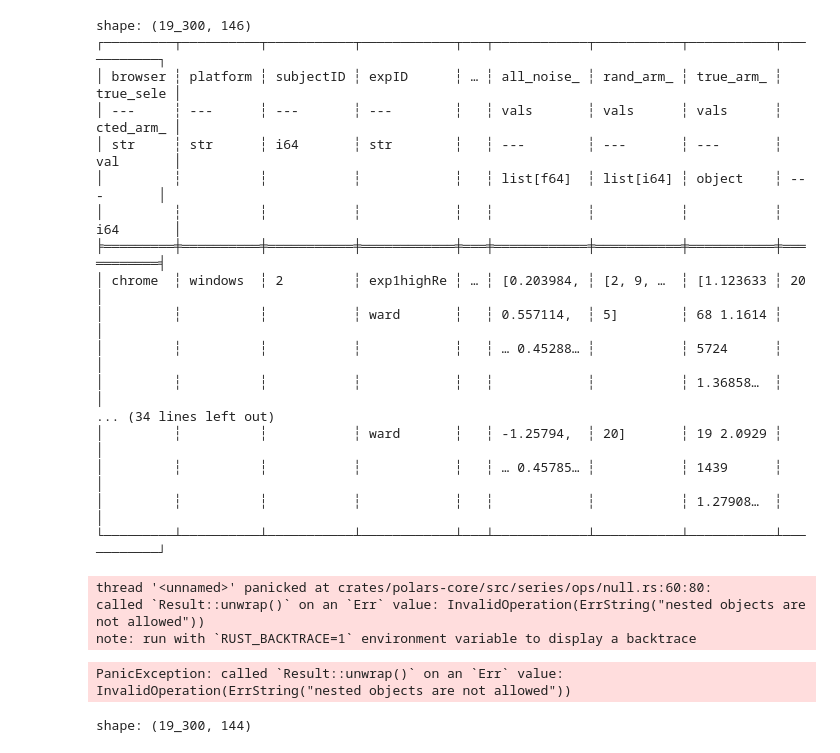
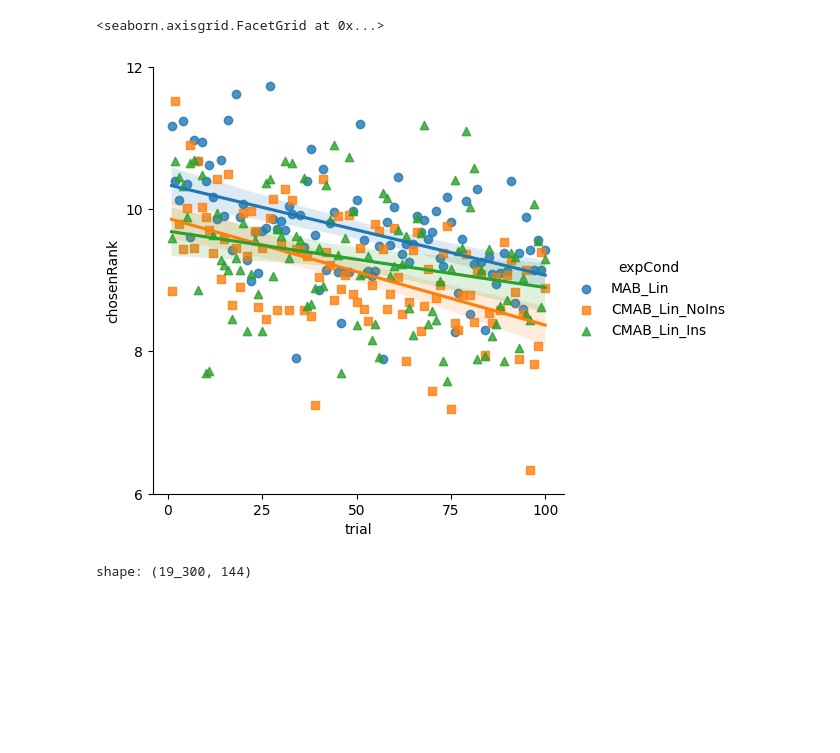
Before and after one commit to OsaRobots/lbd, a Jupyter notebook: src/data_exploration.ipynb, the cells around one changed output. Drawn from its saved outputs; the diff is of its cells as text; code cells hidden in the pictures; blank space fills up the shorter version.

Commit message:
pretty close to og figures:

```diff
--- a/src/data_exploration.ipynb
+++ b/src/data_exploration.ipynb
@@ -27,14 +27,14 @@ def processing(df: pl.DataFrame):
 
     match = cs.matches(r'^valArm(?:[1-9]|1[0-9]|20)$')
     noise_arm_match = cs.matches(r'^noiseArm(?:[1-9]|1[0-9]|20)$')
-    rand_arm_match = cs.matches(r'^randArm(?:[1-9]|1[0-9]|20)$')
+    # rand_arm_match = cs.matches(r'^randArm(?:[1-9]|1[0-9]|20)$')
 
     train_df = df.filter(pl.col('phase') == 'training')
 
     train_df = train_df.with_columns(
         all_arm_vals = pl.concat_list(match),
         all_noise_vals = pl.concat_list(noise_arm_match),
-        rand_arm_vals = pl.concat_list(rand_arm_match)
+        # rand_arm_vals = pl.concat_list(rand_arm_match)
     )
 
     train_df = train_df.with_columns(
@@ -47,35 +47,28 @@ def processing(df: pl.DataFrame):
     train_df = train_df.with_columns(
         true_arm_rankings = pl.col('true_arm_vals')
         .map_elements(
-            lambda x: x.rank(descending=True, method='min')
+            lambda x: x.rank(descending=True, method='min'),
+            return_dtype=pl.List(pl.Int8)
         )
     )
 
-    train_df = train_df.with_columns(
-        true_selected_arm_val = pl.struct('chosenArm', 'rand_arm_vals')
-        .map_batches(
-            lambda x: x.struct.field('rand_arm_vals').list.get(x.struct.field('chosenArm') - 1),
-        )
-    )
+    # train_df = train_df.with_columns(
+    #     true_selected_arm_val = pl.struct('chosenArm', 'rand_arm_vals')
+    #     .map_batches(
+    #         lambda x: x.struct.field('rand_arm_vals').list.get(x.struct.field('chosenArm') - 1),
+    #     )
+    # )
 
     train_df = train_df.with_columns(
-        chosenRank = pl.struct('true_arm_rankings', 'true_selected_arm_val')
+        chosenRank = pl.struct('true_arm_rankings', 'chosenArm')
         .map_batches(
-            lambda x: x.struct.field('true_arm_rankings').list.get(x.struct.field('true_selected_arm_val') - 1)
+            lambda x: x.struct.field('true_arm_rankings').list.get(x.struct.field('chosenArm') - 1)
         )
     )
 
     grouped_chosen_ranks = train_df.group_by('trial', 'expCond').agg(pl.col('chosenRank').mean())
 
     return train_df, grouped_chosen_ranks
-    train_df = train_df.with_columns(
-        all_arm_vals_shifted=list_eval_ref("true_arm_vals", lambda x, all_noise_vals: x-all_noise_vals)
-        .list
-        .sort(descending=True)
-    )
-    train_df = train_df.with_columns(pl.col('all_arm_vals_shifted').list.eval((pl.element() == 0).cast(int).arg_max()).list.first().alias('chosenRank'))
-    grouped_chosen_ranks = train_df.group_by('trial', 'expCond').agg(pl.col('chosenRank').mean())
-    return train_df, grouped_chosen_ranks
 # %%
 df = pl.read_csv('/Users/jeremiahetiosaomeike/research_projects/lbd/data/exp1_banditData.csv', null_values='NA')
 df = df.sort(pl.col('subjectID', 'trial'))
@@ -100,32 +93,13 @@ shape: (19_300, 148)
 # %%
 train_df, grouped_chosen_ranks = processing(df)
 
 grouped_chosen_ranks_pd = grouped_chosen_ranks.to_pandas()
 g = sns.lmplot(data=grouped_chosen_ranks, x='trial', y='chosenRank', hue='expCond', markers=['o', 's', '^'])
-ticks = [0, 25, 50, 75, 100]
-g.set(xticks=ticks)
-# g.set_ticks([0, 25, 50, 75, 100])
-# g.set_xticklabels([0, 25, 50, 75, 100])
+xticks = [0, 25, 50, 75, 100]
+yticks = [6, 8, 10, 12]
+g.set(xticks=xticks)
+g.set(yticks=yticks)
 # %% [output]
-shape: (19_300, 146)
-┌─────────┬──────────┬───────────┬────────────┬───┬────────────┬───────────┬───────────┬───────────┐
-│ browser ┆ platform ┆ subjectID ┆ expID      ┆ … ┆ all_noise_ ┆ rand_arm_ ┆ true_arm_ ┆ true_sele │
-│ ---     ┆ ---      ┆ ---       ┆ ---        ┆   ┆ vals       ┆ vals      ┆ vals      ┆ cted_arm_ │
-│ str     ┆ str      ┆ i64       ┆ str        ┆   ┆ ---        ┆ ---       ┆ ---       ┆ val       │
-│         ┆          ┆           ┆            ┆   ┆ list[f64]  ┆ list[i64] ┆ object    ┆ ---       │
-│         ┆          ┆           ┆            ┆   ┆            ┆           ┆           ┆ i64       │
-╞═════════╪══════════╪═══════════╪════════════╪═══╪════════════╪═══════════╪═══════════╪═══════════╡
-│ chrome  ┆ windows  ┆ 2         ┆ exp1highRe ┆ … ┆ [0.203984, ┆ [2, 9, …  ┆ [1.123633 ┆ 20        │
-│         ┆          ┆           ┆ ward       ┆   ┆ 0.557114,  ┆ 5]        ┆ 68 1.1614 ┆           │
-│         ┆          ┆           ┆            ┆   ┆ … 0.45288… ┆           ┆ 5724      ┆           │
-│         ┆          ┆           ┆            ┆   ┆            ┆           ┆ 1.36858…  ┆           │
-... (34 lines left out)
-│         ┆          ┆           ┆ ward       ┆   ┆ -1.25794,  ┆ 20]       ┆ 19 2.0929 ┆           │
-│         ┆          ┆           ┆            ┆   ┆ … 0.45785… ┆           ┆ 1439      ┆           │
-│         ┆          ┆           ┆            ┆   ┆            ┆           ┆ 1.27908…  ┆           │
-└─────────┴──────────┴───────────┴────────────┴───┴────────────┴───────────┴───────────┴───────────┘
+<seaborn.axisgrid.FacetGrid at 0x...>
-thread '<unnamed>' panicked at crates/polars-core/src/series/ops/null.rs:60:80:
-called `Result::unwrap()` on an `Err` value: InvalidOperation(ErrString("nested objects are not allowed"))
-note: run with `RUST_BACKTRACE=1` environment variable to display a backtrace
-PanicException: called `Result::unwrap()` on an `Err` value: InvalidOperation(ErrString("nested objects are not allowed"))
+[figure, added]
 # %%
```
Also changed, not shown: parts of 2 cells of this notebook.
